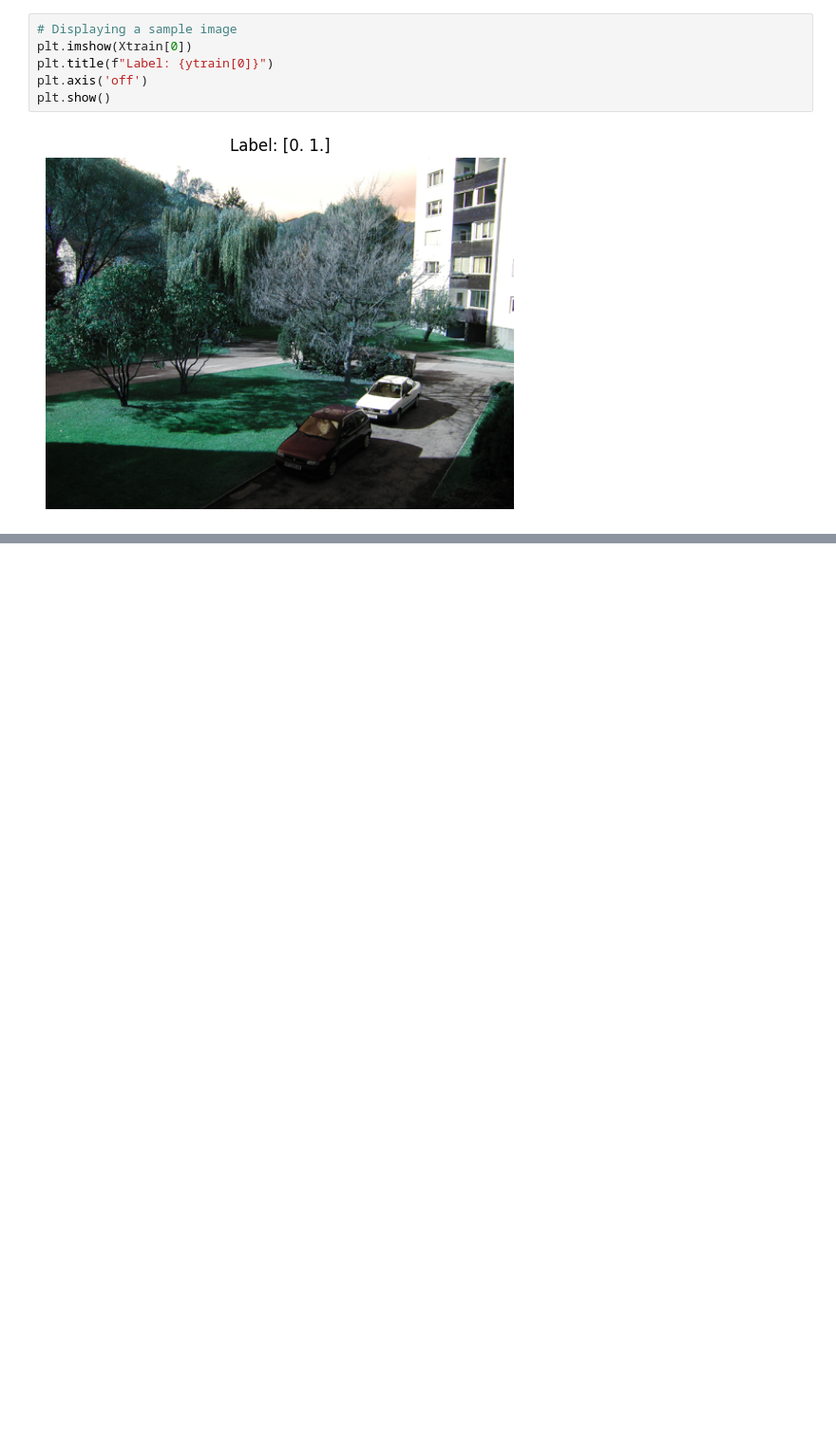
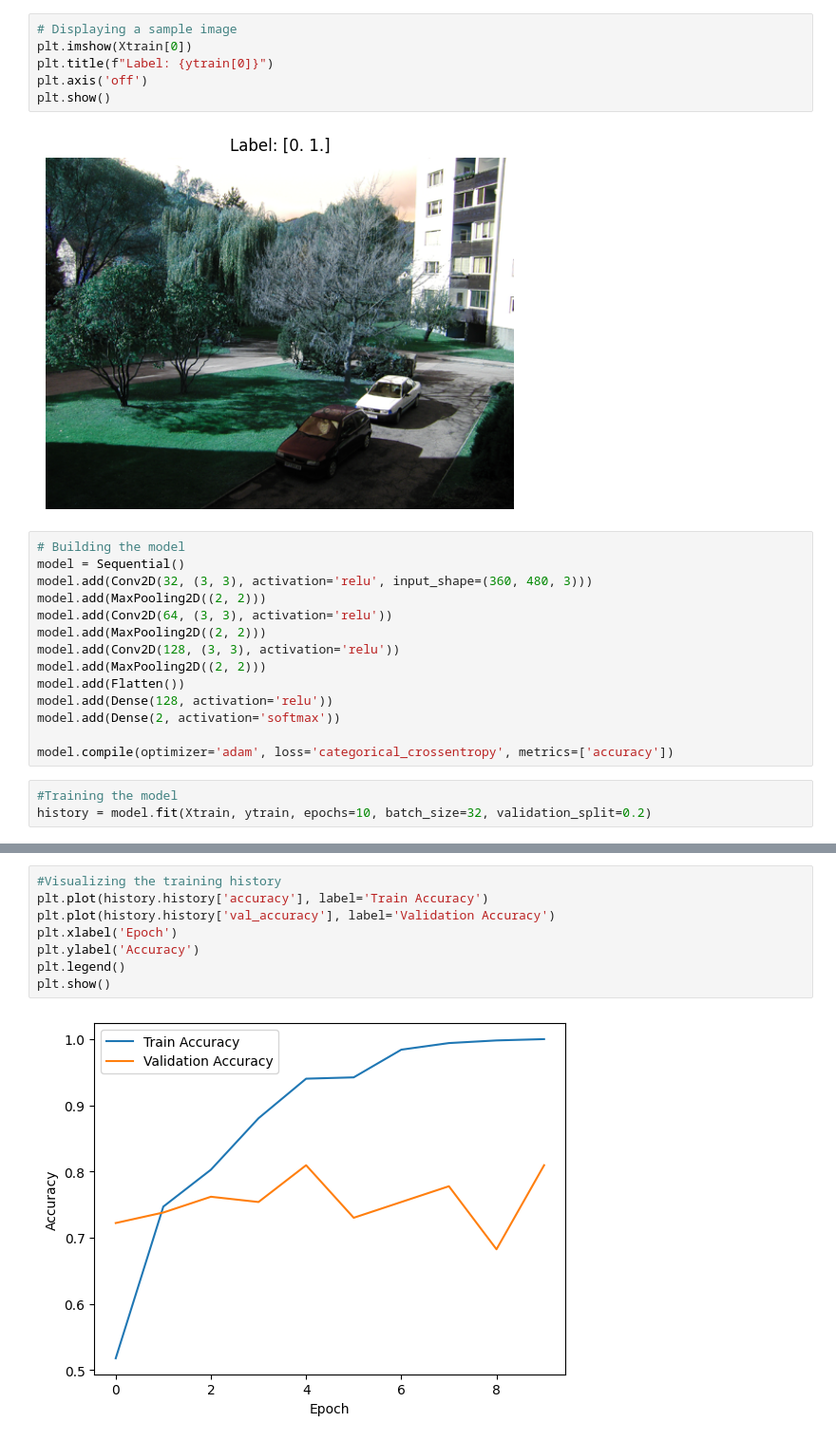
Before and after one commit to RameshRukshan/A4-Group1-ML_Model, a Jupyter notebook: model.ipynb, the cells around one changed output, grey strips where cells are left out. Shown at 95% size. Cells and saved outputs as stored; diff of their text form; blank space fills up the shorter version.

Commit message:
created: model & includes: test model and the outputs

```diff
--- a/model.ipynb
+++ b/model.ipynb
@@ -70,3 +71,20 @@ plt.axis('off')
 plt.show()
 # %% [output]
 [figure]
+# %%
+# Building the model
+model = Sequential()
+model.add(Conv2D(32, (3, 3), activation='relu', input_shape=(360, 480, 3)))
+model.add(MaxPooling2D((2, 2)))
+model.add(Conv2D(64, (3, 3), activation='relu'))
+model.add(MaxPooling2D((2, 2)))
+model.add(Conv2D(128, (3, 3), activation='relu'))
+model.add(MaxPooling2D((2, 2)))
+model.add(Flatten())
+model.add(Dense(128, activation='relu'))
+model.add(Dense(2, activation='softmax'))
+
+model.compile(optimizer='adam', loss='categorical_crossentropy', metrics=['accuracy'])
+# %%
+#Training the model
+history = model.fit(Xtrain, ytrain, epochs=10, batch_size=32, validation_split=0.2)
@@ -72,0 +119,10 @@ plt.show()
+# %%
+#Visualizing the training history
+plt.plot(history.history['accuracy'], label='Train Accuracy')
+plt.plot(history.history['val_accuracy'], label='Validation Accuracy')
+plt.xlabel('Epoch')
+plt.ylabel('Accuracy')
+plt.legend()
+plt.show()
+# %% [output]
+[figure, added]
```
Also changed, not shown: parts of 4 cells of this notebook.
